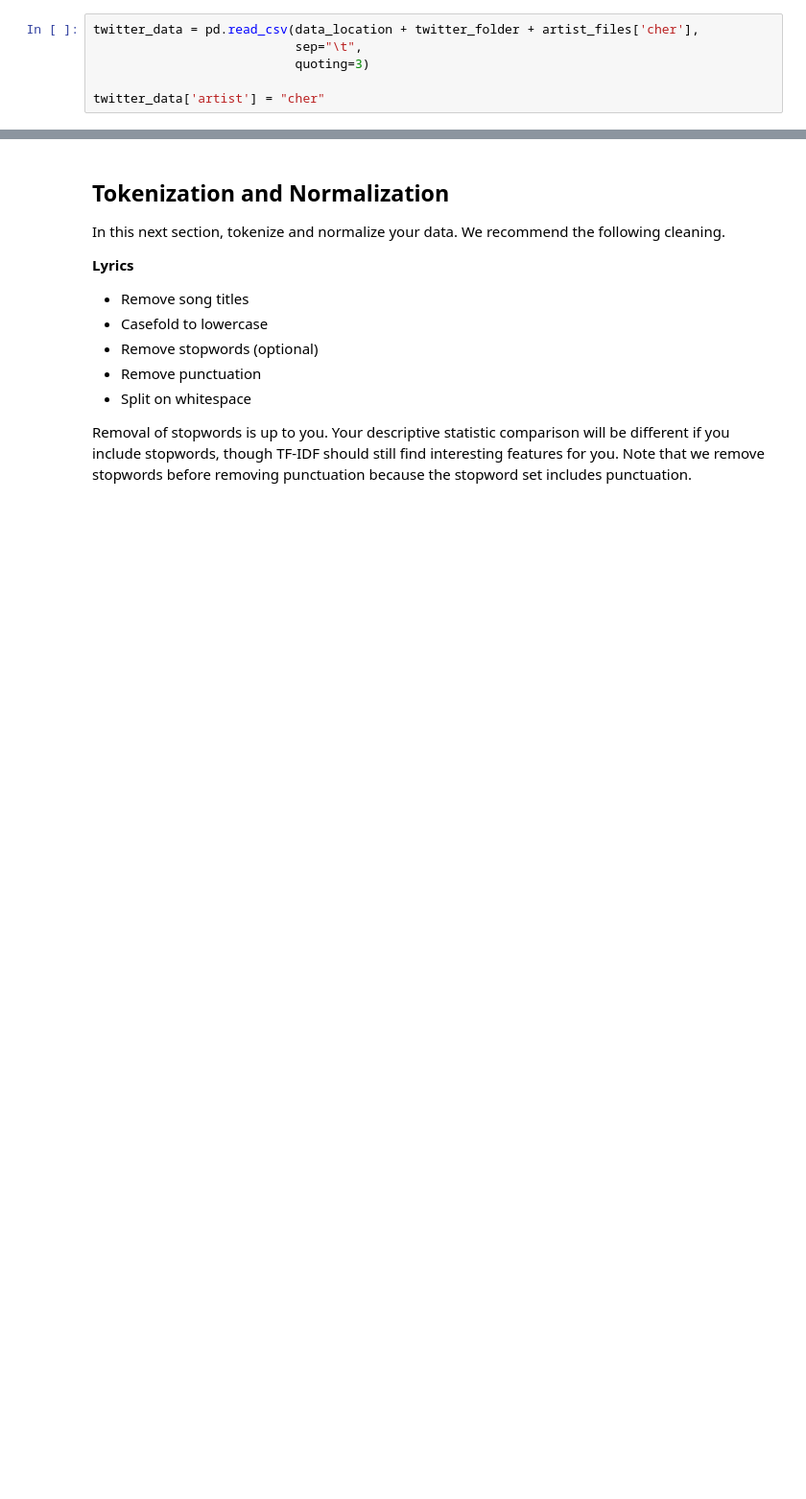
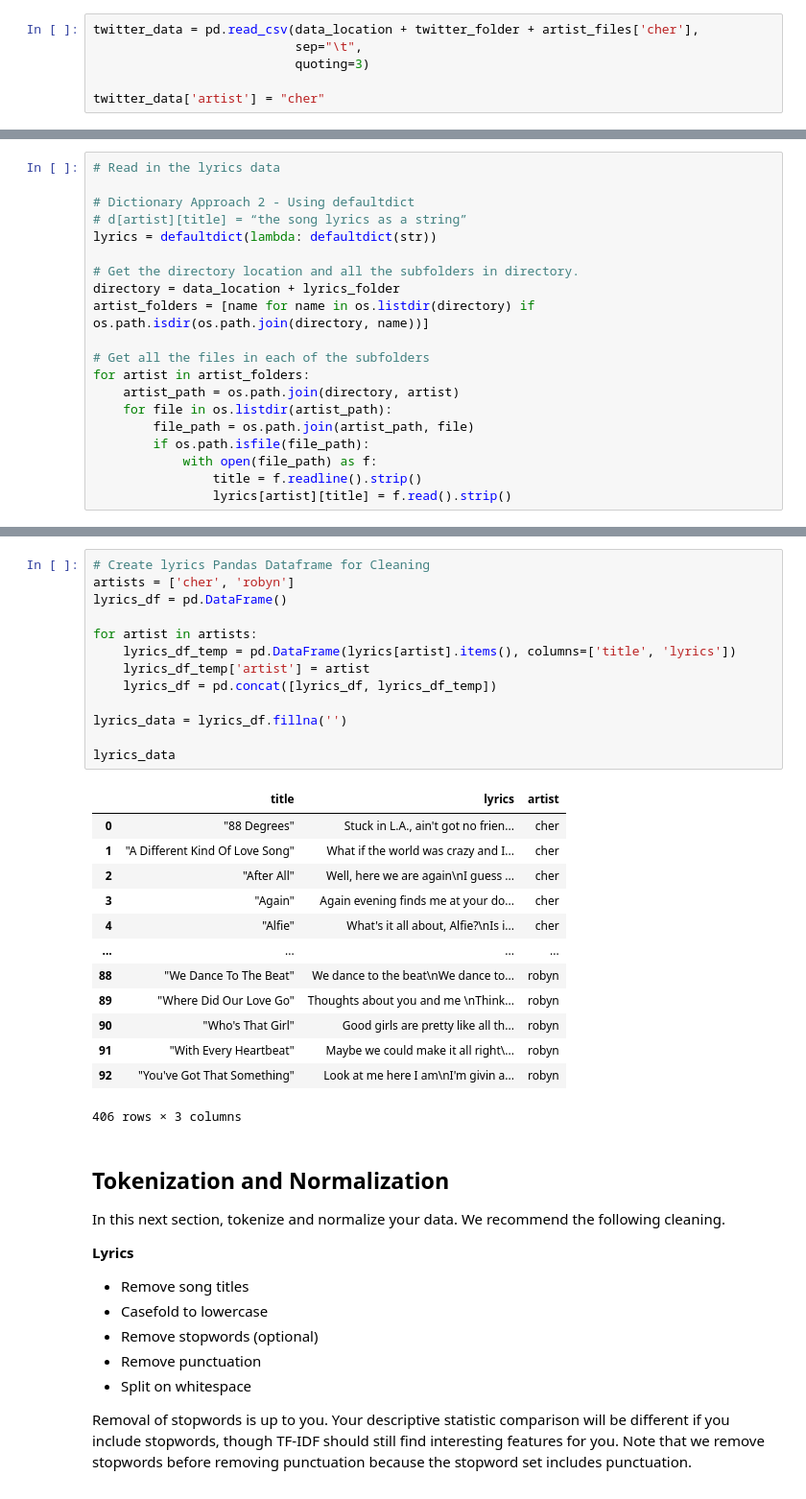
Before and after one commit to zachfreitas/Assignment-3.1-Group-Comparison, a Jupyter notebook: Group Comparison.ipynb, the cells around one changed output, grey strips where cells are left out. Shown: that part at 96% size. Cells and saved outputs as stored; diff of their text form; blank space fills up the shorter version.

```diff
--- a/Group Comparison.ipynb
+++ b/Group Comparison.ipynb
@@ -132,0 +167,20 @@ del(twitter_data_2)
+# %%
+# Read in the lyrics data
+
+# Dictionary Approach 2 - Using defaultdict
+# d[artist][title] = “the song lyrics as a string”
+lyrics = defaultdict(lambda: defaultdict(str))
+
+# Get the directory location and all the subfolders in directory.
+directory = data_location + lyrics_folder
+artist_folders = [name for name in os.listdir(directory) if os.path.isdir(os.path.join(directory, name))]
+
+# Get all the files in each of the subfolders
+for artist in artist_folders:
+    artist_path = os.path.join(directory, artist)
+    for file in os.listdir(artist_path):
+        file_path = os.path.join(artist_path, file)
+        if os.path.isfile(file_path):
+            with open(file_path) as f:
+                title = f.readline().strip()
+                lyrics[artist][title] = f.read().strip()
@@ -133,3 +192,30 @@ del(twitter_data_2)
+# %%
+# Create lyrics Pandas Dataframe for Cleaning
+artists = ['cher', 'robyn']
+lyrics_df = pd.DataFrame()
+
+for artist in artists:
+    lyrics_df_temp = pd.DataFrame(lyrics[artist].items(), columns=['title', 'lyrics'])
+    lyrics_df_temp['artist'] = artist
+    lyrics_df = pd.concat([lyrics_df, lyrics_df_temp])
+
+lyrics_data = lyrics_df.fillna('')
+
+lyrics_data
+# %% [output]
+|  | title | lyrics | artist |
+| 0 | "88 Degrees" | Stuck in L.A., ain't got no frien... | cher |
+| 1 | "A Different Kind Of Love Song" | What if the world was crazy and I... | cher |
+| 2 | "After All" | Well, here we are again\nI guess ... | cher |
+| 3 | "Again" | Again evening finds me at your do... | cher |
+| 4 | "Alfie" | What's it all about, Alfie?\nIs i... | cher |
+| ... | ... | ... | ... |
+| 88 | "We Dance To The Beat" | We dance to the beat\nWe dance to... | robyn |
+| 89 | "Where Did Our Love Go" | Thoughts about you and me \nThink... | robyn |
+| 90 | "Who's That Girl" | Good girls are pretty like all th... | robyn |
+| 91 | "With Every Heartbeat" | Maybe we could make it all right\... | robyn |
+| 92 | "You've Got That Something" | Look at me here I am\nI'm givin a... | robyn |
+406 rows × 3 columns
 # %% [markdown]
 ## Tokenization and Normalization
 
```
Also changed, not shown: parts of 28 cells of this notebook.
